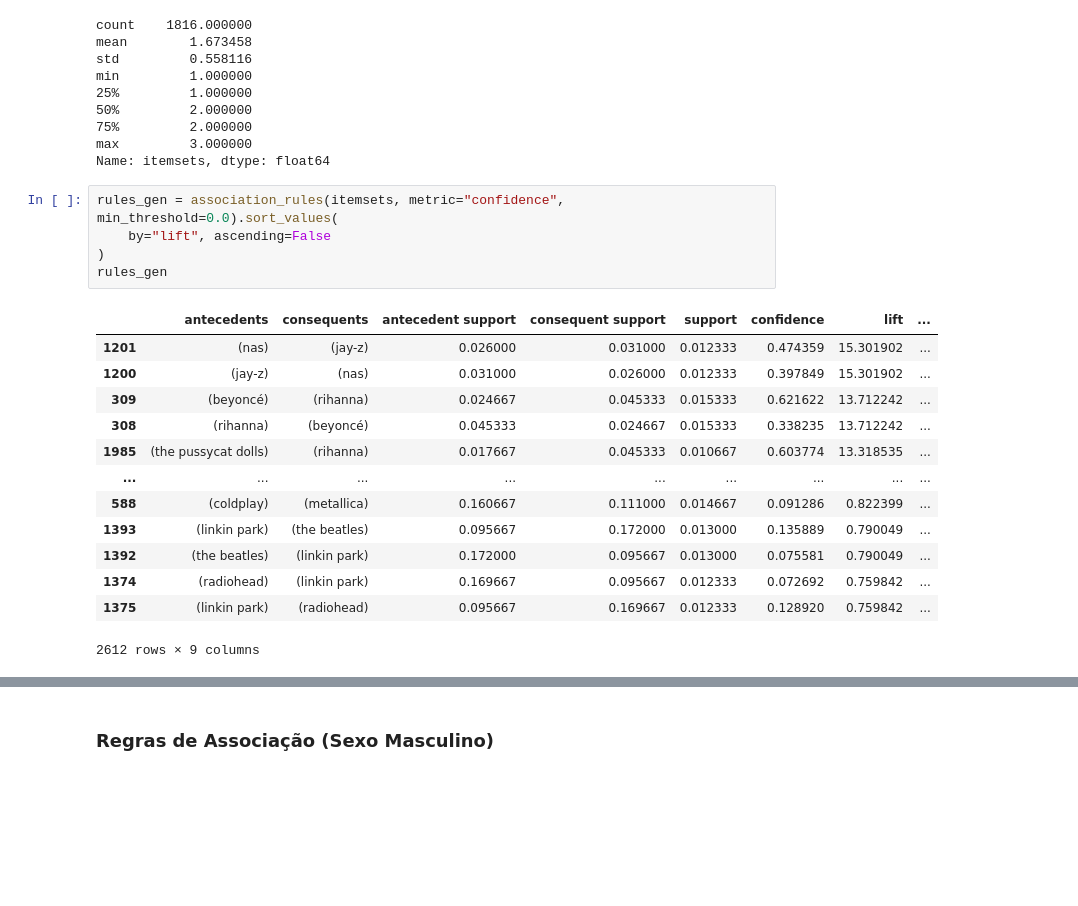
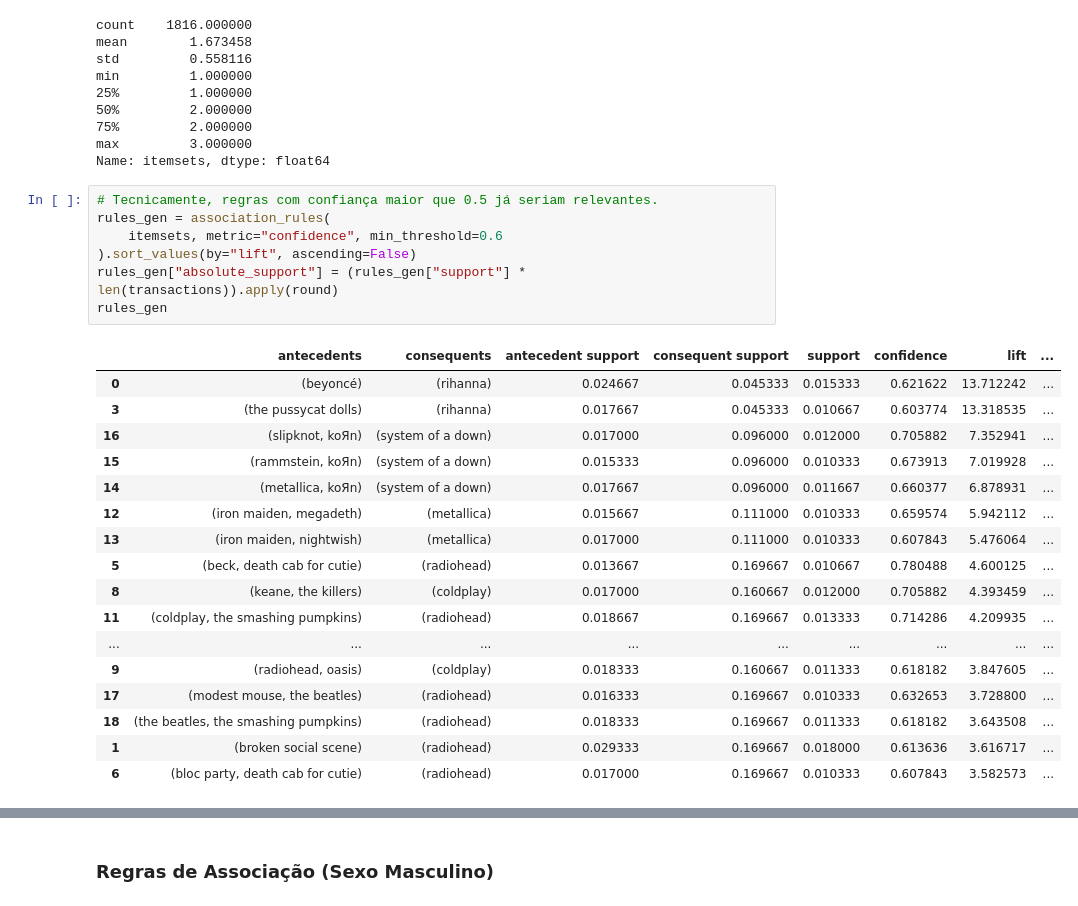
Before and after one commit to usr-bin32/data-mining-assignments, a Jupyter notebook: p2/notebook.ipynb, the cells around one changed output, grey strips where cells are left out. Saved outputs shown, nothing was run; the diff lists cells and outputs as text; blank space fills up the shorter version.

```diff
--- a/p2/notebook.ipynb
+++ b/p2/notebook.ipynb
@@ -130,21 +148,27 @@ min         1.000000
 max         3.000000
 Name: itemsets, dtype: float64
 # %%
-rules_gen = association_rules(itemsets, metric="confidence", min_threshold=0.0).sort_values(
-    by="lift", ascending=False
-)
+# Tecnicamente, regras com confiança maior que 0.5 já seriam relevantes.
+rules_gen = association_rules(
+    itemsets, metric="confidence", min_threshold=0.6
+).sort_values(by="lift", ascending=False)
+rules_gen["absolute_support"] = (rules_gen["support"] * len(transactions)).apply(round)
 rules_gen
 # %% [output]
 |  | antecedents | consequents | antecedent support | consequent support | support | confidence | lift | ... |
-| 1201 | (nas) | (jay-z) | 0.026000 | 0.031000 | 0.012333 | 0.474359 | 15.301902 | ... |
-| 1200 | (jay-z) | (nas) | 0.031000 | 0.026000 | 0.012333 | 0.397849 | 15.301902 | ... |
-| 309 | (beyoncé) | (rihanna) | 0.024667 | 0.045333 | 0.015333 | 0.621622 | 13.712242 | ... |
-| 308 | (rihanna) | (beyoncé) | 0.045333 | 0.024667 | 0.015333 | 0.338235 | 13.712242 | ... |
-| 1985 | (the pussycat dolls) | (rihanna) | 0.017667 | 0.045333 | 0.010667 | 0.603774 | 13.318535 | ... |
+| 0 | (beyoncé) | (rihanna) | 0.024667 | 0.045333 | 0.015333 | 0.621622 | 13.712242 | ... |
+| 3 | (the pussycat dolls) | (rihanna) | 0.017667 | 0.045333 | 0.010667 | 0.603774 | 13.318535 | ... |
+| 16 | (slipknot, koЯn) | (system of a down) | 0.017000 | 0.096000 | 0.012000 | 0.705882 | 7.352941 | ... |
+| 15 | (rammstein, koЯn) | (system of a down) | 0.015333 | 0.096000 | 0.010333 | 0.673913 | 7.019928 | ... |
+| 14 | (metallica, koЯn) | (system of a down) | 0.017667 | 0.096000 | 0.011667 | 0.660377 | 6.878931 | ... |
+| 12 | (iron maiden, megadeth) | (metallica) | 0.015667 | 0.111000 | 0.010333 | 0.659574 | 5.942112 | ... |
+| 13 | (iron maiden, nightwish) | (metallica) | 0.017000 | 0.111000 | 0.010333 | 0.607843 | 5.476064 | ... |
+| 5 | (beck, death cab for cutie) | (radiohead) | 0.013667 | 0.169667 | 0.010667 | 0.780488 | 4.600125 | ... |
+| 8 | (keane, the killers) | (coldplay) | 0.017000 | 0.160667 | 0.012000 | 0.705882 | 4.393459 | ... |
+| 11 | (coldplay, the smashing pumpkins) | (radiohead) | 0.018667 | 0.169667 | 0.013333 | 0.714286 | 4.209935 | ... |
 | ... | ... | ... | ... | ... | ... | ... | ... | ... |
-| 588 | (coldplay) | (metallica) | 0.160667 | 0.111000 | 0.014667 | 0.091286 | 0.822399 | ... |
-| 1393 | (linkin park) | (the beatles) | 0.095667 | 0.172000 | 0.013000 | 0.135889 | 0.790049 | ... |
-| 1392 | (the beatles) | (linkin park) | 0.172000 | 0.095667 | 0.013000 | 0.075581 | 0.790049 | ... |
-| 1374 | (radiohead) | (linkin park) | 0.169667 | 0.095667 | 0.012333 | 0.072692 | 0.759842 | ... |
-| 1375 | (linkin park) | (radiohead) | 0.095667 | 0.169667 | 0.012333 | 0.128920 | 0.759842 | ... |
+| 9 | (radiohead, oasis) | (coldplay) | 0.018333 | 0.160667 | 0.011333 | 0.618182 | 3.847605 | ... |
+| 17 | (modest mouse, the beatles) | (radiohead) | 0.016333 | 0.169667 | 0.010333 | 0.632653 | 3.728800 | ... |
+| 18 | (the beatles, the smashing pumpkins) | (radiohead) | 0.018333 | 0.169667 | 0.011333 | 0.618182 | 3.643508 | ... |
+| 1 | (broken social scene) | (radiohead) | 0.029333 | 0.169667 | 0.018000 | 0.613636 | 3.616717 | ... |
+| 6 | (bloc party, death cab for cutie) | (radiohead) | 0.017000 | 0.169667 | 0.010333 | 0.607843 | 3.582573 | ... |
-2612 rows × 9 columns
```
Also changed, not shown: parts of 22 cells of this notebook, 2 other files.
